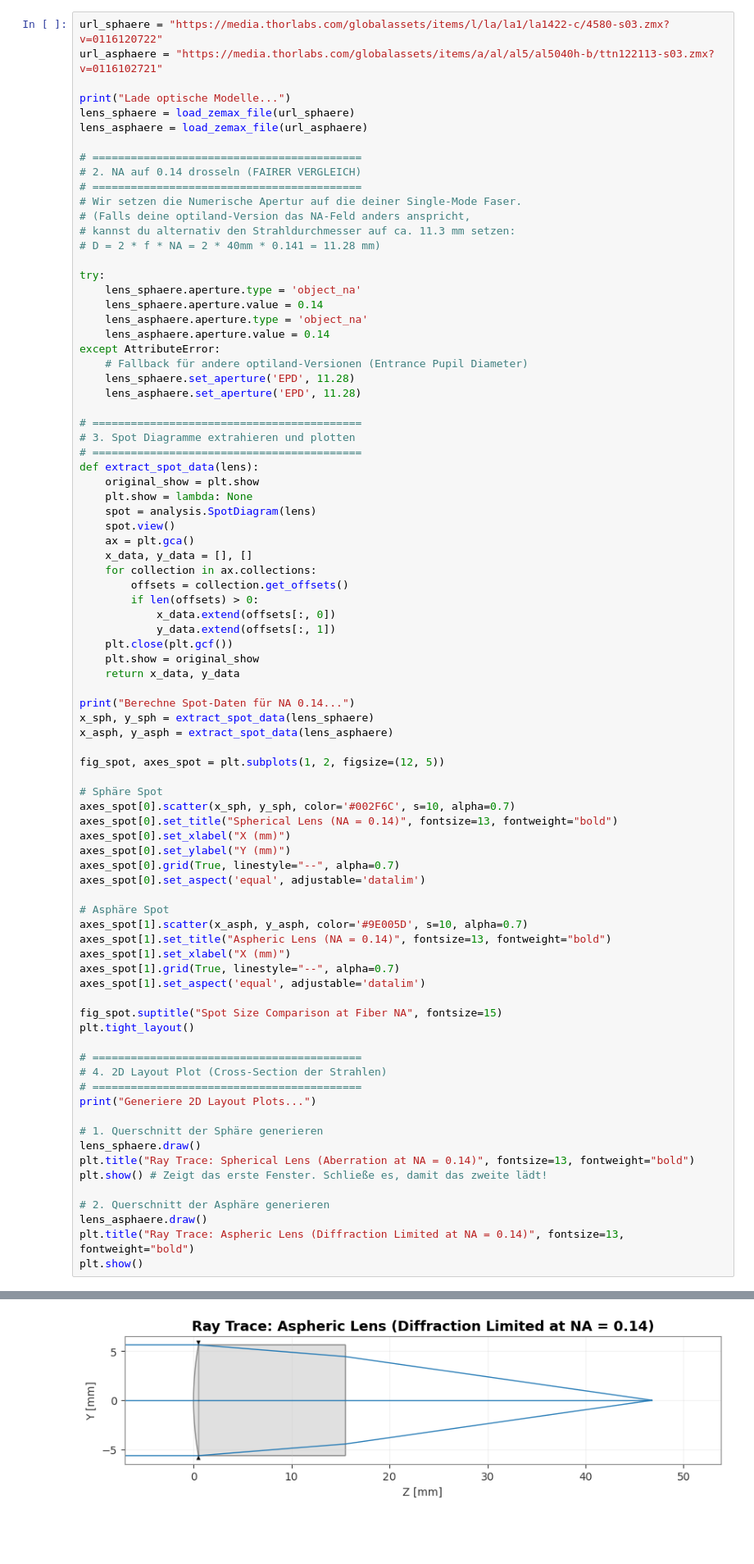
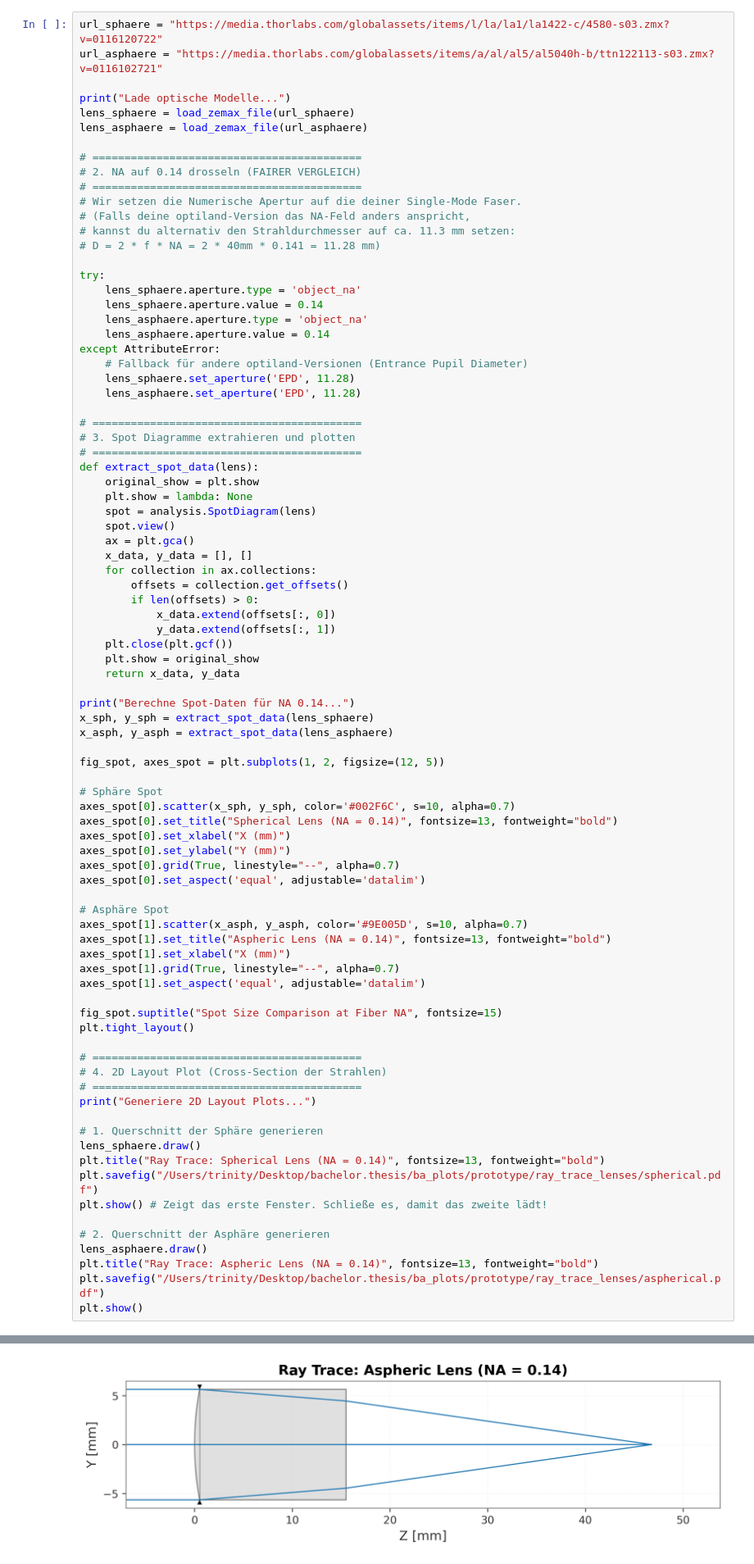
Before and after one commit to CodeTurtleT/lasercom-divergence-control, a Jupyter notebook: optiland_ray_trace.ipynb, the cells around one changed output, grey strips where cells are left out. Shown at 82% size. Drawn from its saved outputs; the diff is of its cells as text; blank space fills up the shorter version.

```diff
--- a/optiland_ray_trace.ipynb
+++ b/optiland_ray_trace.ipynb
@@ -215,12 +207,14 @@ print("Generiere 2D Layout Plots...")
 
 # 1. Querschnitt der Sphäre generieren
 lens_sphaere.draw()
-plt.title("Ray Trace: Spherical Lens (Aberration at NA = 0.14)", fontsize=13, fontweight="bold")
+plt.title("Ray Trace: Spherical Lens (NA = 0.14)", fontsize=13, fontweight="bold")
+plt.savefig("/Users/trinity/Desktop/bachelor.thesis/ba_plots/prototype/ray_trace_lenses/spherical.pdf")
 plt.show() # Zeigt das erste Fenster. Schließe es, damit das zweite lädt!
 
 # 2. Querschnitt der Asphäre generieren
 lens_asphaere.draw()
-plt.title("Ray Trace: Aspheric Lens (Diffraction Limited at NA = 0.14)", fontsize=13, fontweight="bold")
+plt.title("Ray Trace: Aspheric Lens (NA = 0.14)", fontsize=13, fontweight="bold")
+plt.savefig("/Users/trinity/Desktop/bachelor.thesis/ba_plots/prototype/ray_trace_lenses/aspherical.pdf")
 plt.show()
 # %% [output]
 Lade optische Modelle...
@@ -231,4 +225,4 @@ Generiere 2D Layout Plots...
-[figure, old version]
+[figure, new version]
 # %%
 # === 6. Kombinierten Plot mit allen 3 Linsen untereinander erstellen ===
 print("Generating combined vertical comparison plot...")
```
Also changed, not shown: parts of 4 cells of this notebook.
